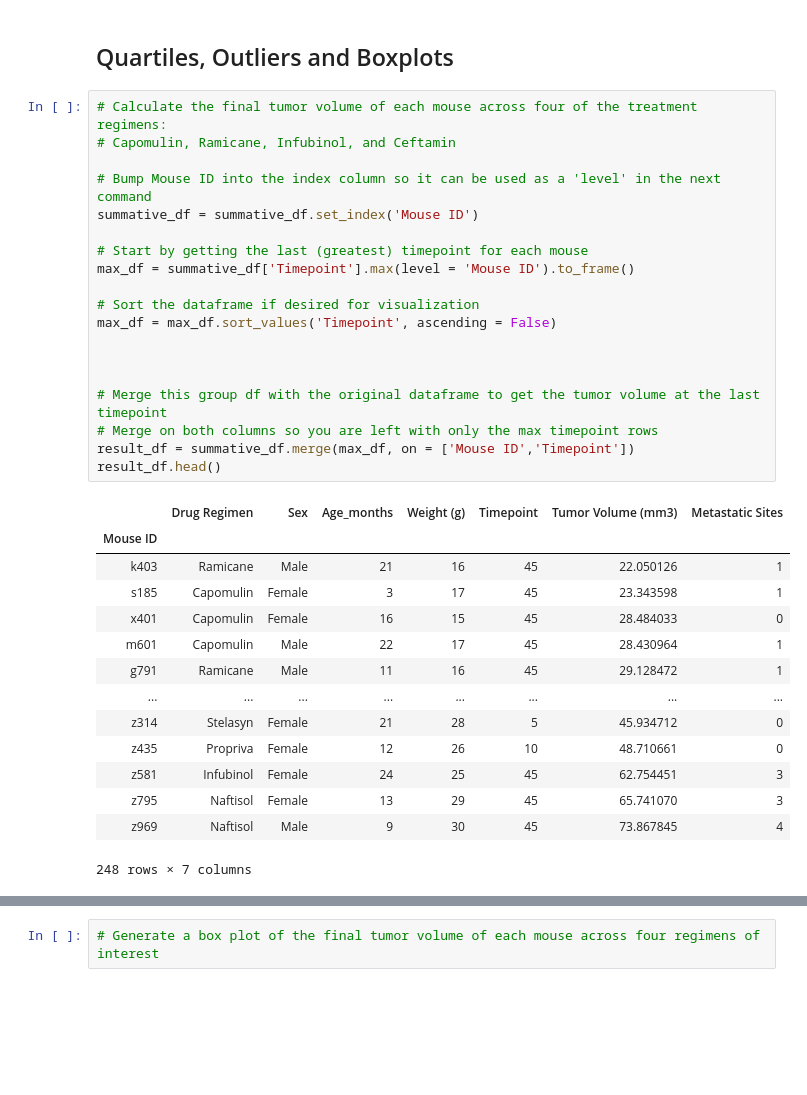
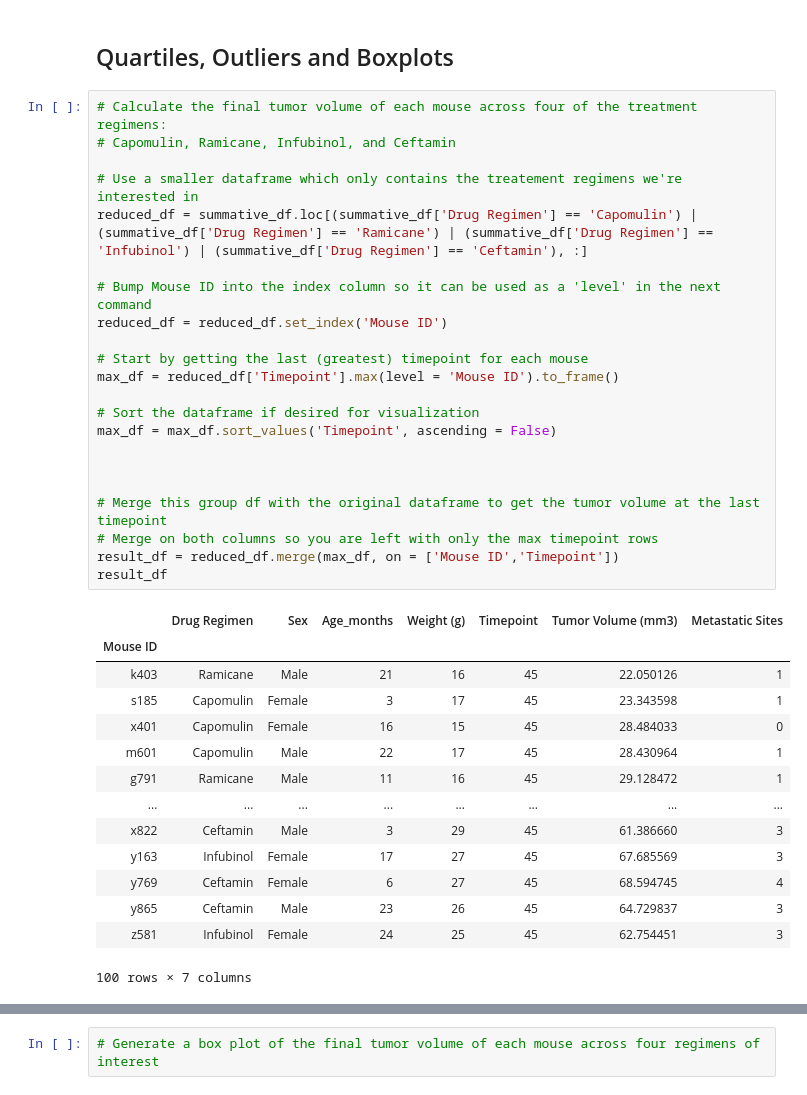
Before and after one commit to mgood13/matplotlib_challenge, a Jupyter notebook: pymaceuticals_starter.ipynb, the cells around one changed output, grey strips where cells are left out. Cells and saved outputs as stored; diff of their text form; blank space fills up the shorter version.

```diff
--- a/pymaceuticals_starter.ipynb
+++ b/pymaceuticals_starter.ipynb
@@ -186,36 +186,39 @@ plt.show()
 # %%
 # Calculate the final tumor volume of each mouse across four of the treatment regimens:
 # Capomulin, Ramicane, Infubinol, and Ceftamin
 
+# Use a smaller dataframe which only contains the treatement regimens we're interested in
+reduced_df = summative_df.loc[(summative_df['Drug Regimen'] == 'Capomulin') | (summative_df['Drug Regimen'] == 'Ramicane') | (summative_df['Drug Regimen'] == 'Infubinol') | (summative_df['Drug Regimen'] == 'Ceftamin'), :]
+
 # Bump Mouse ID into the index column so it can be used as a 'level' in the next command
-summative_df = summative_df.set_index('Mouse ID')
+reduced_df = reduced_df.set_index('Mouse ID')
 
 # Start by getting the last (greatest) timepoint for each mouse
-max_df = summative_df['Timepoint'].max(level = 'Mouse ID').to_frame()
+max_df = reduced_df['Timepoint'].max(level = 'Mouse ID').to_frame()
 
 # Sort the dataframe if desired for visualization
 max_df = max_df.sort_values('Timepoint', ascending = False)
 
 
 
 # Merge this group df with the original dataframe to get the tumor volume at the last timepoint
 # Merge on both columns so you are left with only the max timepoint rows
-result_df = summative_df.merge(max_df, on = ['Mouse ID','Timepoint'])
-result_df.head()
+result_df = reduced_df.merge(max_df, on = ['Mouse ID','Timepoint'])
+result_df
 # %% [output]
 |  | Drug Regimen | Sex | Age_months | Weight (g) | Timepoint | Tumor Volume (mm3) | Metastatic Sites |
 | Mouse ID |  |  |  |  |  |  |  |
 | k403 | Ramicane | Male | 21 | 16 | 45 | 22.050126 | 1 |
 | s185 | Capomulin | Female | 3 | 17 | 45 | 23.343598 | 1 |
 | x401 | Capomulin | Female | 16 | 15 | 45 | 28.484033 | 0 |
 | m601 | Capomulin | Male | 22 | 17 | 45 | 28.430964 | 1 |
 | g791 | Ramicane | Male | 11 | 16 | 45 | 29.128472 | 1 |
 | ... | ... | ... | ... | ... | ... | ... | ... |
-| z314 | Stelasyn | Female | 21 | 28 | 5 | 45.934712 | 0 |
-| z435 | Propriva | Female | 12 | 26 | 10 | 48.710661 | 0 |
+| x822 | Ceftamin | Male | 3 | 29 | 45 | 61.386660 | 3 |
+| y163 | Infubinol | Female | 17 | 27 | 45 | 67.685569 | 3 |
+| y769 | Ceftamin | Female | 6 | 27 | 45 | 68.594745 | 4 |
+| y865 | Ceftamin | Male | 23 | 26 | 45 | 64.729837 | 3 |
 | z581 | Infubinol | Female | 24 | 25 | 45 | 62.754451 | 3 |
-| z795 | Naftisol | Female | 13 | 29 | 45 | 65.741070 | 3 |
-| z969 | Naftisol | Male | 9 | 30 | 45 | 73.867845 | 4 |
-248 rows × 7 columns
+100 rows × 7 columns
 # %%
 # Put treatments into a list for for loop (and later for plot labels)
```
Also changed, not shown: parts of 1 cell of this notebook.
